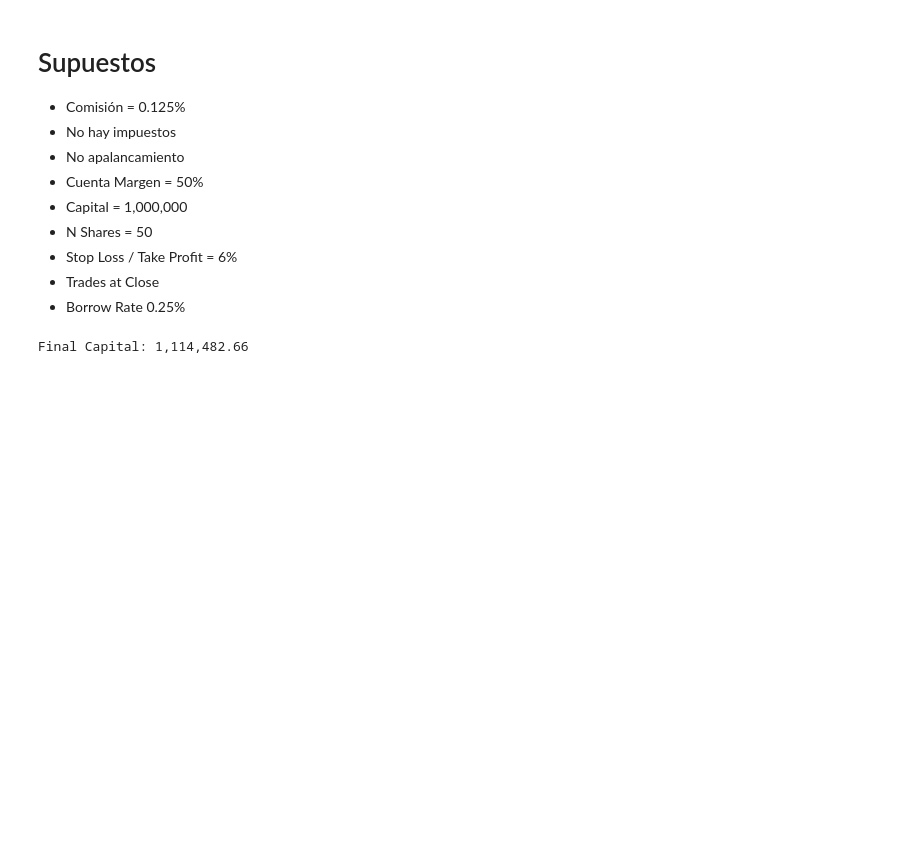
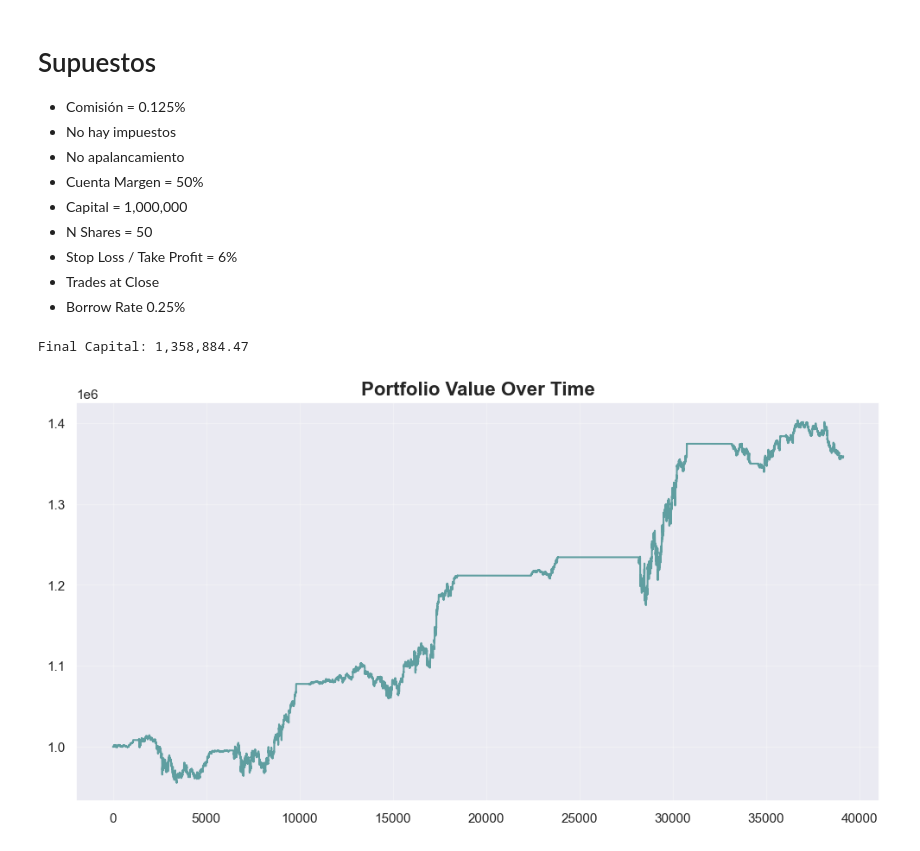
Before and after one commit to luisejdm/Microestructura_y_Sistemas_de_Trading, a Jupyter notebook: Clases/backtesting.ipynb, the cells around one changed output. Cells and saved outputs as stored; diff of their text form; code cells hidden in the pictures; blank space fills up the shorter version.

```diff
--- a/Clases/backtesting.ipynb
+++ b/Clases/backtesting.ipynb
@@ -53,9 +45,9 @@ plt.show()
 COM = 0.125/100
 
 #DOF (Grados de libertad)
-STOP_LOSS = 0.10
-TAKE_PROFIT = 0.10
-N_SHARES = 150
+STOP_LOSS = 0.1
+TAKE_PROFIT = 0.1
+N_SHARES = 500
 
 capital = 1_000_000
 
@@ -73,11 +65,18 @@ class Position:
     sl: float
     tp: float
     time: str
+
+def get_portfolio_value(capital, long_positions, current_price, n_shares):
+    # Long positions are valued at current market price
+    value = capital
+    value += len(long_positions) * n_shares * current_price
+
+    return value
 # %%
 active_long_positions: list[Position] = []
+portfolio_values = []
 
 for i, row in data.iterrows():
-    # 1
     # -- LONG ACTIVE ORDERS -- #
     for position in active_long_positions.copy():
         # Stop Loss or take profit Check
@@ -85,32 +84,38 @@ for i, row in data.iterrows():
             # Add profits / losses to capital
             capital += row.Close * position.n_shares * (1-COM)
             #Remove position from active pos
             active_long_positions.remove(position)
 
-    # 3
     # -- LONG -- #
     # Check Signal
     if row.buy_signal:
         cost = row.Close * N_SHARES * (1 + COM)
         # Do we have enough capital cash?
         if capital > cost:
             # Discount cash
             capital -= cost
             # Add position to portfolio
             pos = Position(
                 ticker='AAPL',
                 n_shares=N_SHARES,
                 price=row['Close'],
                 sl=row['Close'] * (1 - STOP_LOSS),
                 tp=row['Close'] * (1 + TAKE_PROFIT),
                 time=row['Datetime']
             )
             active_long_positions.append(pos)
 
+    portfolio_values.append(get_portfolio_value(capital, active_long_positions, row.Close, N_SHARES))
+
 #At the end of the backtesting, we should close all active positions
 capital += row.Close * len(active_long_positions)*N_SHARES * (1-COM)
 active_long_positions = []
 
 print(f'Final Capital: {capital:,.2f}')
+plt.figure()
+plt.plot(portfolio_values, label='Portfolio Value', color='cadetblue')
+plt.title('Portfolio Value Over Time')
+plt.show()
 # %% [output]
-Final Capital: 1,114,482.66
+Final Capital: 1,358,884.47
+[figure, added]
```
Also changed, not shown: parts of 2 cells of this notebook, 1 other file.
